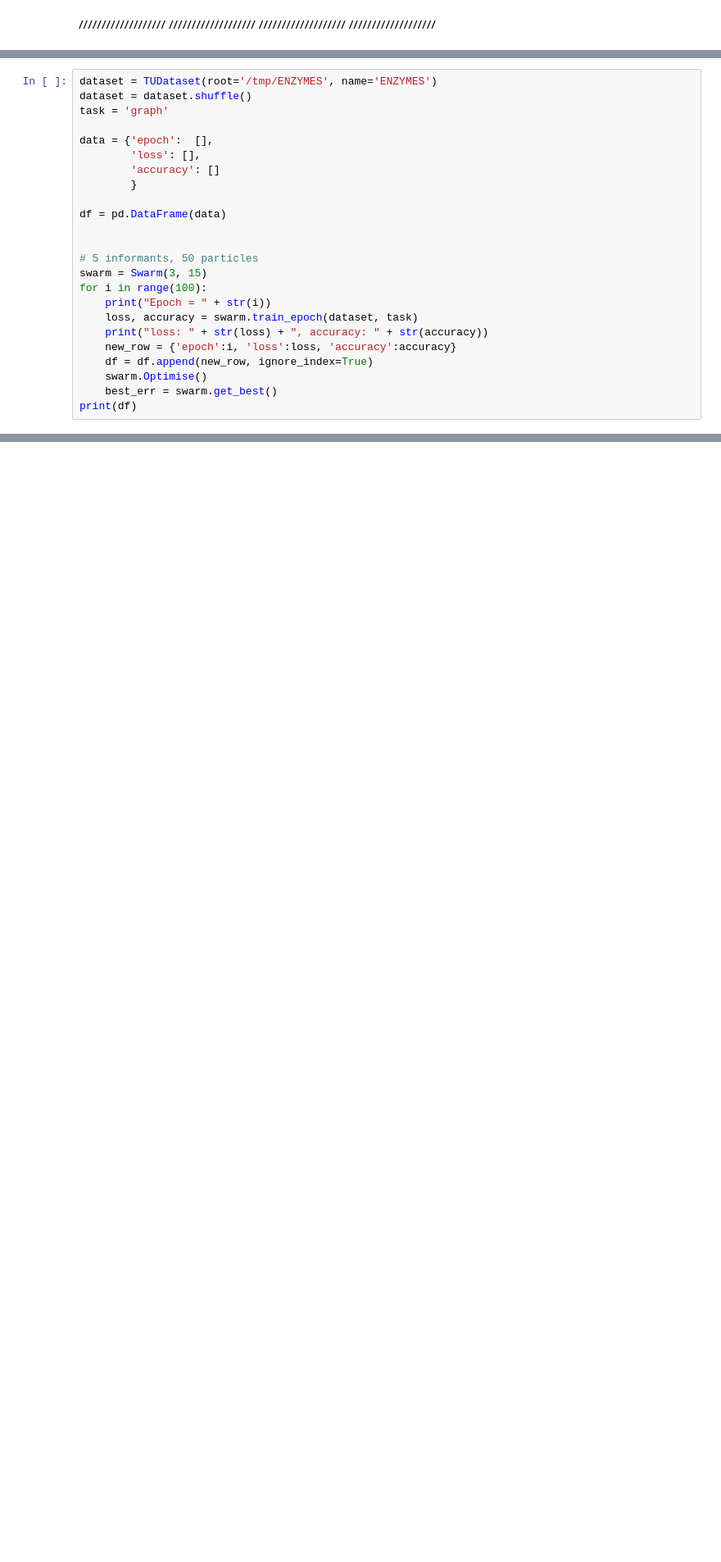
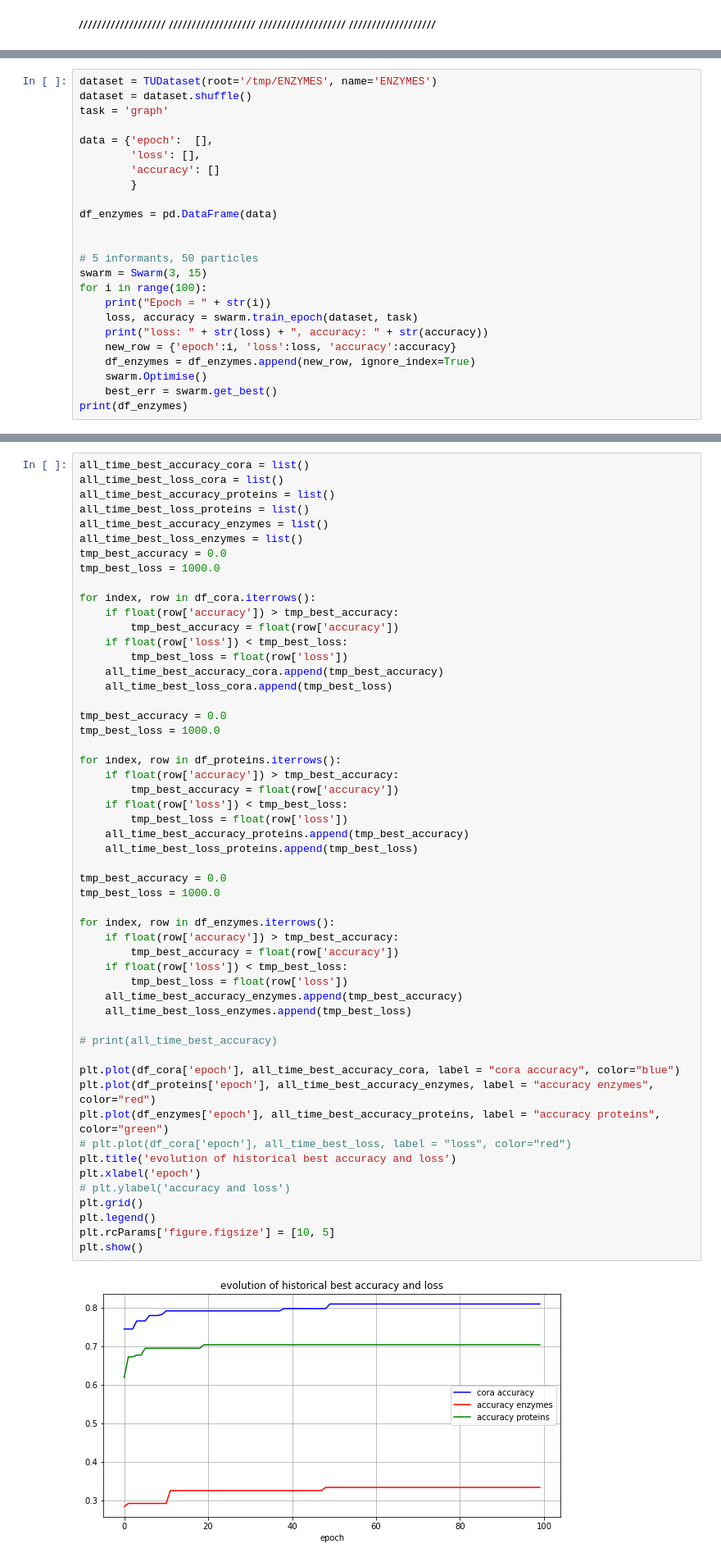
Before and after one commit to Tristan-Le-Bars/GnnArchitectureSearchWithPSO, a Jupyter notebook: src/PsoForGnnArchitectureSearch.ipynb, the cells around one changed output, grey strips where cells are left out. Shown: that part at 82% size. Drawn from its saved outputs; the diff is of its cells as text; blank space fills up the shorter version.

```diff
--- a/src/PsoForGnnArchitectureSearch.ipynb
+++ b/src/PsoForGnnArchitectureSearch.ipynb
@@ -476,7 +540,7 @@ data = {'epoch':  [],
         'accuracy': []
         }
 
-df = pd.DataFrame(data)
+df_enzymes = pd.DataFrame(data)
 
 
 # 5 informants, 50 particles
@@ -486,7 +550,7 @@ for i in range(100):
     loss, accuracy = swarm.train_epoch(dataset, task)
     print("loss: " + str(loss) + ", accuracy: " + str(accuracy))
     new_row = {'epoch':i, 'loss':loss, 'accuracy':accuracy}
-    df = df.append(new_row, ignore_index=True)
+    df_enzymes = df_enzymes.append(new_row, ignore_index=True)
     swarm.Optimise()
     best_err = swarm.get_best()
-print(df)
+print(df_enzymes)
@@ -506,0 +595,55 @@ plt.savefig("../figures/enzymes_graph_3_15")
+# %%
+all_time_best_accuracy_cora = list()
+all_time_best_loss_cora = list()
+all_time_best_accuracy_proteins = list()
+all_time_best_loss_proteins = list()
+all_time_best_accuracy_enzymes = list()
+all_time_best_loss_enzymes = list()
+tmp_best_accuracy = 0.0
+tmp_best_loss = 1000.0
+
+for index, row in df_cora.iterrows():
+    if float(row['accuracy']) > tmp_best_accuracy:
+        tmp_best_accuracy = float(row['accuracy'])
+    if float(row['loss']) < tmp_best_loss:
+        tmp_best_loss = float(row['loss'])
+    all_time_best_accuracy_cora.append(tmp_best_accuracy)
+    all_time_best_loss_cora.append(tmp_best_loss)
+
+tmp_best_accuracy = 0.0
+tmp_best_loss = 1000.0
+
+for index, row in df_proteins.iterrows():
+    if float(row['accuracy']) > tmp_best_accuracy:
+        tmp_best_accuracy = float(row['accuracy'])
+    if float(row['loss']) < tmp_best_loss:
+        tmp_best_loss = float(row['loss'])
+    all_time_best_accuracy_proteins.append(tmp_best_accuracy)
+    all_time_best_loss_proteins.append(tmp_best_loss)
+
+tmp_best_accuracy = 0.0
+tmp_best_loss = 1000.0
+
+for index, row in df_enzymes.iterrows():
+    if float(row['accuracy']) > tmp_best_accuracy:
+        tmp_best_accuracy = float(row['accuracy'])
+    if float(row['loss']) < tmp_best_loss:
+        tmp_best_loss = float(row['loss'])
+    all_time_best_accuracy_enzymes.append(tmp_best_accuracy)
+    all_time_best_loss_enzymes.append(tmp_best_loss)
+
+# print(all_time_best_accuracy)
+
+plt.plot(df_cora['epoch'], all_time_best_accuracy_cora, label = "cora accuracy", color="blue")
+plt.plot(df_proteins['epoch'], all_time_best_accuracy_enzymes, label = "accuracy enzymes", color="red")
+plt.plot(df_enzymes['epoch'], all_time_best_accuracy_proteins, label = "accuracy proteins", color="green")
+# plt.plot(df_cora['epoch'], all_time_best_loss, label = "loss", color="red")
+plt.title('evolution of historical best accuracy and loss')
+plt.xlabel('epoch')
+# plt.ylabel('accuracy and loss')
+plt.grid()
+plt.legend()
+plt.rcParams['figure.figsize'] = [10, 5]
+plt.show()
+# %% [output]
+[figure, added]
```
Also changed, not shown: parts of 12 cells of this notebook, 3 other files.
